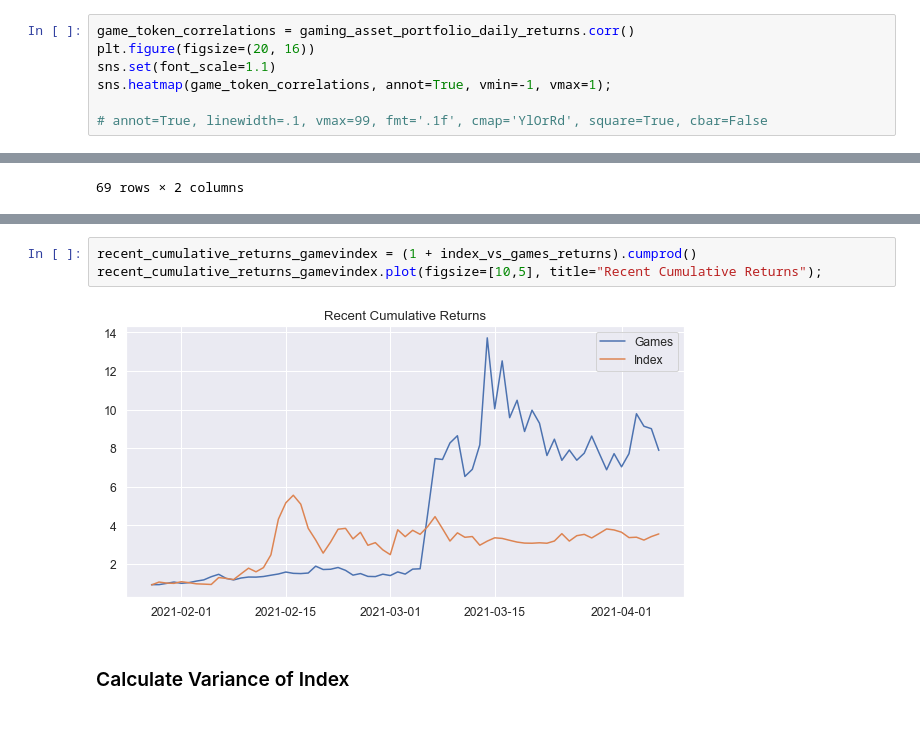
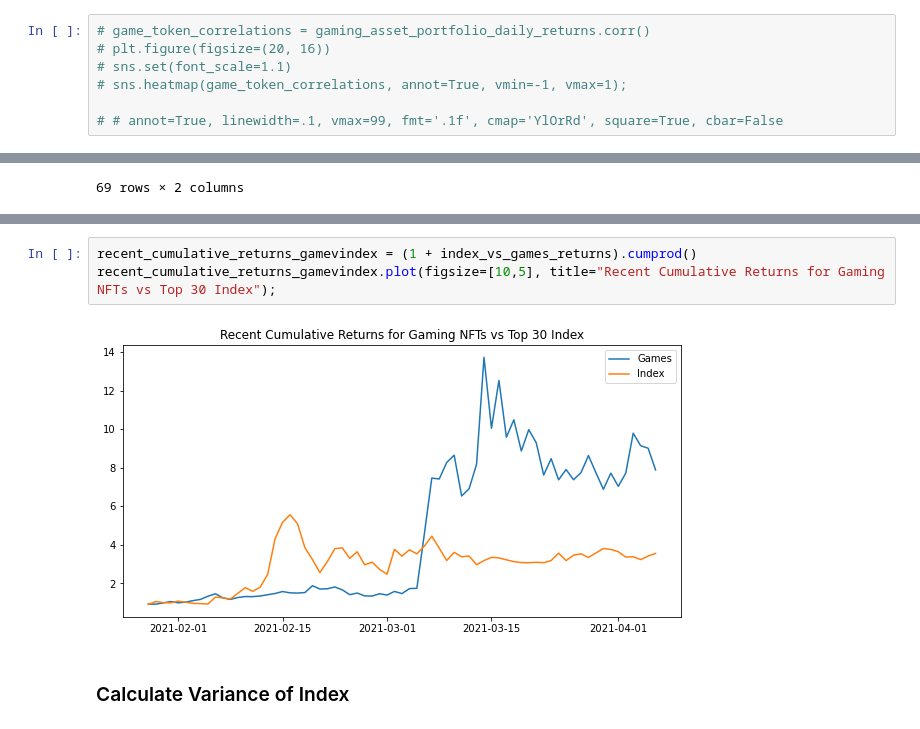
Before and after one commit to Hash3rown/nfty_tree.io, a Jupyter notebook: sandbox/kelso_gaming_NFT_portfolio_analysis.ipynb, the cells around one changed output, grey strips where cells are left out. Saved outputs shown, nothing was run; the diff lists cells and outputs as text.

```diff
--- a/sandbox/kelso_gaming_NFT_portfolio_analysis.ipynb
+++ b/sandbox/kelso_gaming_NFT_portfolio_analysis.ipynb
@@ -344,9 +315,9 @@ ________________________________________________________________________________
 ** Plot Correlations **
 ____________________________________________________________________________________________
 # %%
-game_token_correlations = gaming_asset_portfolio_daily_returns.corr()
-plt.figure(figsize=(20, 16))
-sns.set(font_scale=1.1)
-sns.heatmap(game_token_correlations, annot=True, vmin=-1, vmax=1);
+# game_token_correlations = gaming_asset_portfolio_daily_returns.corr()
+# plt.figure(figsize=(20, 16))
+# sns.set(font_scale=1.1)
+# sns.heatmap(game_token_correlations, annot=True, vmin=-1, vmax=1);
 
-# annot=True, linewidth=.1, vmax=99, fmt='.1f', cmap='YlOrRd', square=True, cbar=False
+# # annot=True, linewidth=.1, vmax=99, fmt='.1f', cmap='YlOrRd', square=True, cbar=False
@@ -438,8 +398,8 @@ index_vs_games_returns.plot(figsize=[20,10], title="Daily Returns: Game Portfoli
 # %%
 recent_cumulative_returns_gamevindex = (1 + index_vs_games_returns).cumprod()
-recent_cumulative_returns_gamevindex.plot(figsize=[10,5], title="Recent Cumulative Returns");
+recent_cumulative_returns_gamevindex.plot(figsize=[10,5], title="Recent Cumulative Returns for Gaming NFTs vs Top 30 Index");
 # %% [output]
-[figure, old version]
+[figure, new version]
 # %% [markdown]
 ### Calculate Variance of Index
 # %%
```
Also changed, not shown: parts of 30 cells of this notebook, 3 other files.
